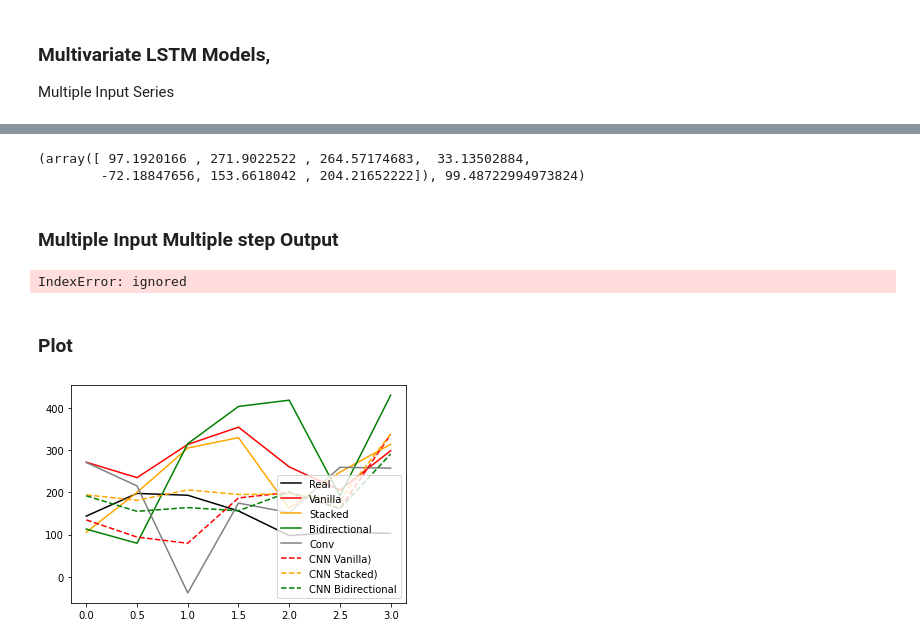
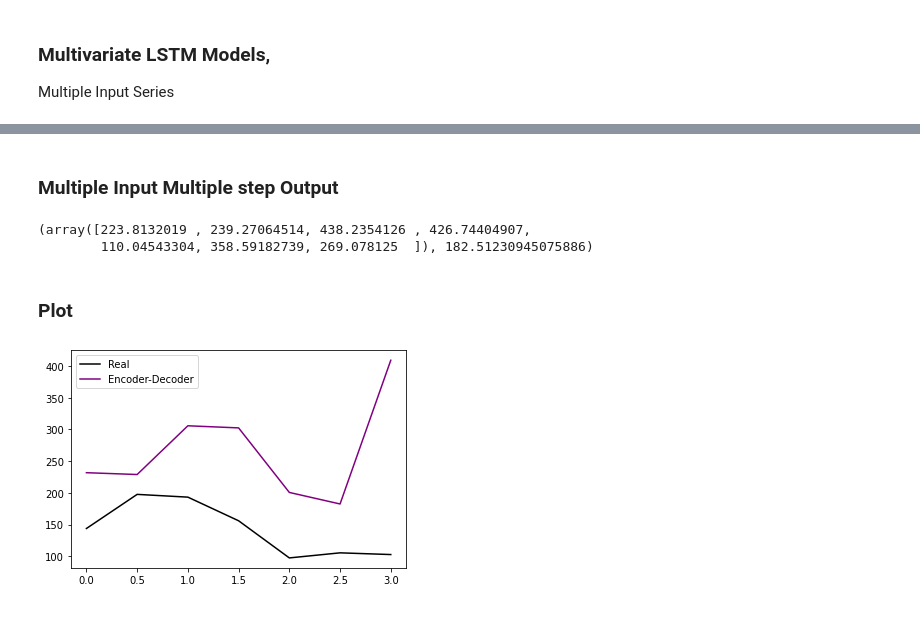
Before and after one commit to AstridXiomara/LSTM, a Jupyter notebook: Multivariate_LSTM_Final_Model_;ultiplesteps.ipynb, the cells around one changed output, grey strips where cells are left out. Cells and saved outputs as stored; diff of their text form; code cells hidden in the pictures.

```diff
--- a/Multivariate_LSTM_Final_Model_;ultiplesteps.ipynb
+++ b/Multivariate_LSTM_Final_Model_;ultiplesteps.ipynb
@@ -347,5 +208,5 @@ array([[[3391., 1438.],
 # %%
-def pred_encoderdecoder(x_test, y_test, n_seq, n_steps_in, n_steps_out, n_features,model):
+def pred_encoderdecoder(x_test, y_test, n_steps_in, n_steps_out, n_features,model):
   yhat=np.zeros(len(y_test))
   for i in range (0, len(y_test)):
     x_input = array(x_test[i,:,:])
@@ -407,10 +268,15 @@ array([[3391.        , 1438.        , 1009.72536429],
        [3851.        , 1662.        ,  134.27623577]])
 # %%
 # choose a number of time steps
-n_steps = 4
+n_steps_in = 4
+n_steps_out =1
+
 # convert into input/output
-x_train, y_train = split_sequences(train, n_steps)
-x_test, y_test = split_sequences(test, n_steps)
+#x_train, y_train = split_sequences_encoder(train, n_steps_in, n_steps_out)
+#x_test, y_test = split_sequences_encoder(test, n_steps_in, n_steps_out)
+
+x_train, y_train = split_sequences(train, n_steps_in, n_steps_out)
+x_test, y_test = split_sequences(test, n_steps_in, n_steps_out)
 # %%
 x_train, y_train
 # %% [output]
@@ -503,35 +313,26 @@ y_test, y4, RMSE4, y5, RMSE5, y6, RMSE6
-# %%
-# Conv LSTM
-model7=Conv_LSTM(n_features, n_seq, n_steps, x_train, y_train)
-y7, RMSE7= Conv_Predict(x_test, y_test, n_seq, n_steps, n_features,model7)
-y7, RMSE7
-# %% [output]
-(array([ 97.1920166 , 271.9022522 , 264.57174683,  33.13502884,
-        -72.18847656, 153.6618042 , 204.21652222]), 99.48722994973824)
 # %% [markdown]
 ### Multiple Input Multiple step Output
 # %%
-n_steps_in=4
-n_steps_out=1
-model8=encoderdecoder(n_features, n_seq, n_steps_in, n_steps_out, x_train, y_train)
+model8=encoderdecoder(n_features, n_steps_in, n_steps_out, x_train, y_train)
-# %% [output]
-IndexError: ignored
 # %%
-y8, RMSE8= pred_encoderdecoder(x_test, y_test, n_seq, n_steps_in, n_steps_out, n_features,model8)
+y8, RMSE8= pred_encoderdecoder(x_test, y_test, n_steps_in, n_steps_out, n_features,model8)
 y8, RMSE8
+# %% [output]
+(array([223.8132019 , 239.27064514, 438.2354126 , 426.74404907,
+        110.04543304, 358.59182739, 269.078125  ]), 182.51230945075886)
 # %% [markdown]
 ### Plot
 # %%
 xx=np.linspace(0, 3, 7)
 plt.plot(xx, y_test, color="black", linestyle='solid',  label='Real')
-plt.plot(xx, y1,     color="red",   linestyle='solid',  label='Vanilla')
-plt.plot(xx, y2,     color="orange",linestyle='solid',  label='Stacked')
-plt.plot(xx, y3,     color="green", linestyle='solid',  label='Bidirectional')
-plt.plot(xx, y7,     color="grey",  linestyle='solid',  label='Conv')
+#plt.plot(xx, y1,     color="red",   linestyle='solid',  label='Vanilla')
+#plt.plot(xx, y2,     color="orange",linestyle='solid',  label='Stacked')
+#plt.plot(xx, y3,     color="green", linestyle='solid',  label='Bidirectional')
+#plt.plot(xx, y7,     color="grey",  linestyle='solid',  label='Conv')
 plt.plot(xx, y8,     color="purple",linestyle='solid',  label='Encoder-Decoder')
-plt.plot(xx, y4,     color="red",   linestyle='dashed', label='CNN Vanilla)')
-plt.plot(xx, y5,     color="orange",linestyle='dashed', label='CNN Stacked)')
-plt.plot(xx, y6,     color="green", linestyle='dashed', label='CNN Bidirectional')
+#plt.plot(xx, y4,     color="red",   linestyle='dashed', label='CNN Vanilla)')
+#plt.plot(xx, y5,     color="orange",linestyle='dashed', label='CNN Stacked)')
+#plt.plot(xx, y6,     color="green", linestyle='dashed', label='CNN Bidirectional')
 plt.legend();
 # %% [output]
-[figure, old version]
+[figure, new version]
```
Also changed, not shown: parts of 25 cells of this notebook.
